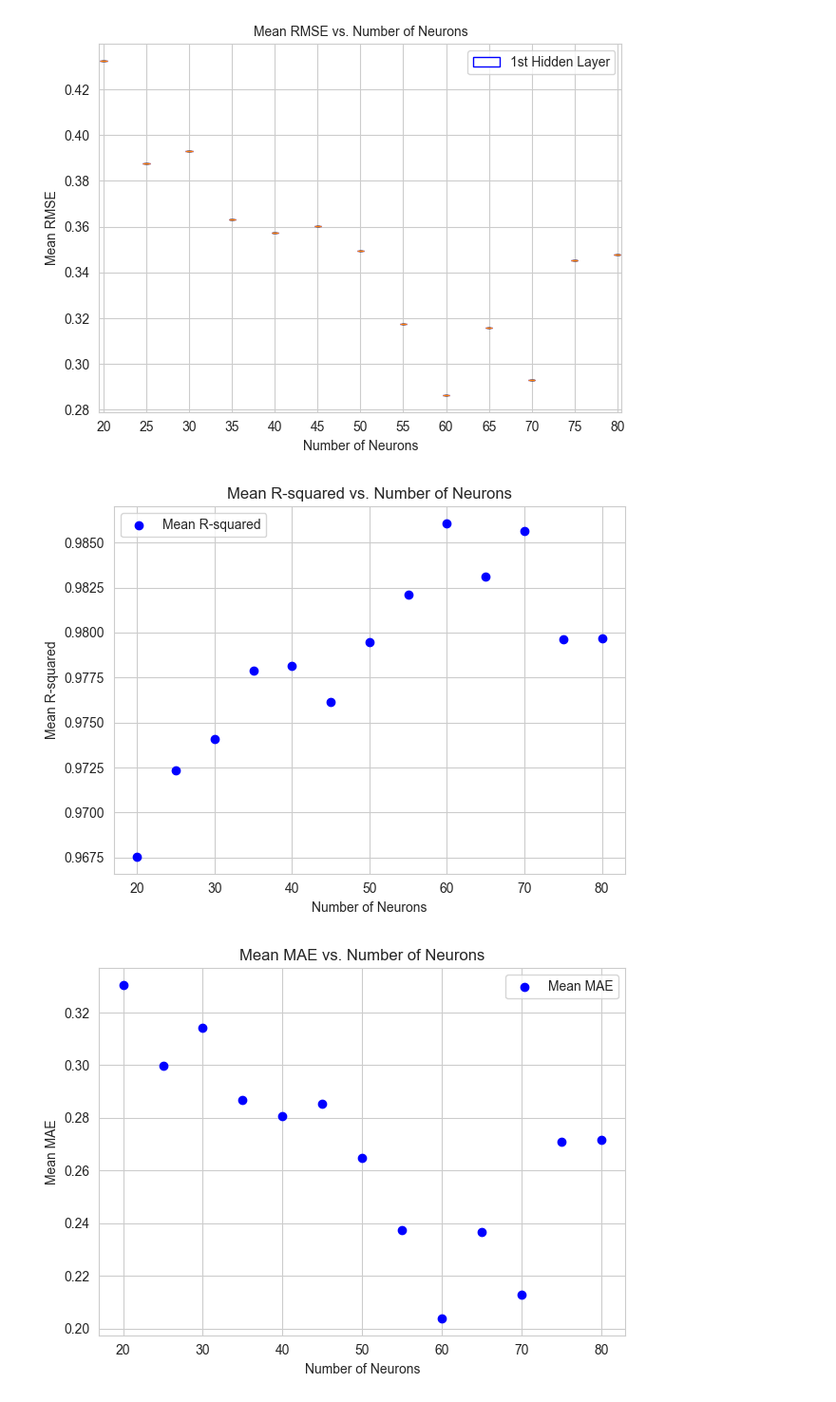
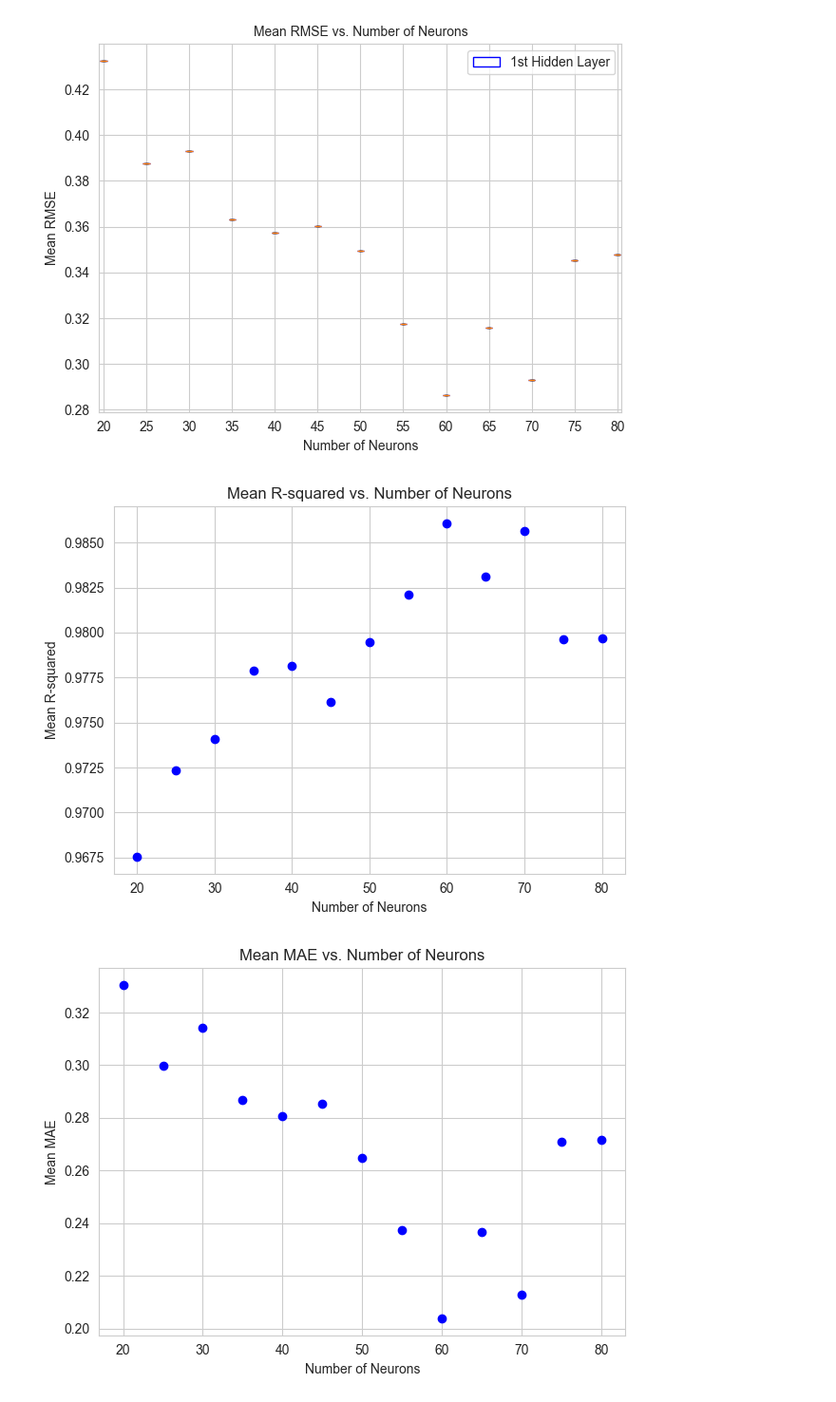
Before and after one commit to yongcheng6699/ML_Buckling_ANN_DNN, a Jupyter notebook: Buckling_ANN_1HL_KFold_CV.ipynb, the cells around one changed output. Shown at 95% size. Drawn from its saved outputs; the diff is of its cells as text; code cells hidden in the pictures.

```diff
--- a/Buckling_ANN_1HL_KFold_CV.ipynb
+++ b/Buckling_ANN_1HL_KFold_CV.ipynb
@@ -224,30 +224,27 @@ plt.show()
 # %%
 plt.scatter(np.arange(min_neurons, max_neurons + 1, step), results_df['Mean R-squared'], color='blue', label='Mean R-squared')
 plt.xlabel('Number of Neurons')
 plt.ylabel('Mean R-squared')
 plt.title('Mean R-squared vs. Number of Neurons', fontsize=12)
-plt.legend(loc='upper left')
 plt.grid(True)
 plt.tight_layout()
 plt.show()
 
 plt.scatter(np.arange(min_neurons, max_neurons + 1, step), results_df['Mean MAE'], color='blue', label='Mean MAE')
 plt.xlabel('Number of Neurons')
 plt.ylabel('Mean MAE')
 plt.title('Mean MAE vs. Number of Neurons', fontsize=12)
-plt.legend(loc='upper right')
 plt.grid(True)
 plt.tight_layout()
 plt.show()
 
 plt.scatter(np.arange(min_neurons, max_neurons + 1, step), results_df['Mean RMSE'], color='blue', label='Mean RMSE')
 plt.xlabel('Number of Neurons')
 plt.ylabel('Mean RMSE')
 plt.title('Mean RMSE vs. Number of Neurons', fontsize=12)
-plt.legend(loc='upper right')
 plt.grid(True)
 plt.tight_layout()
 plt.show()
 # %% [output]
-[figure, old version]
+[figure, new version]
-[figure, old version]
+[figure, new version]
```
Also changed, not shown: parts of 2 cells of this notebook, 3 other files.
